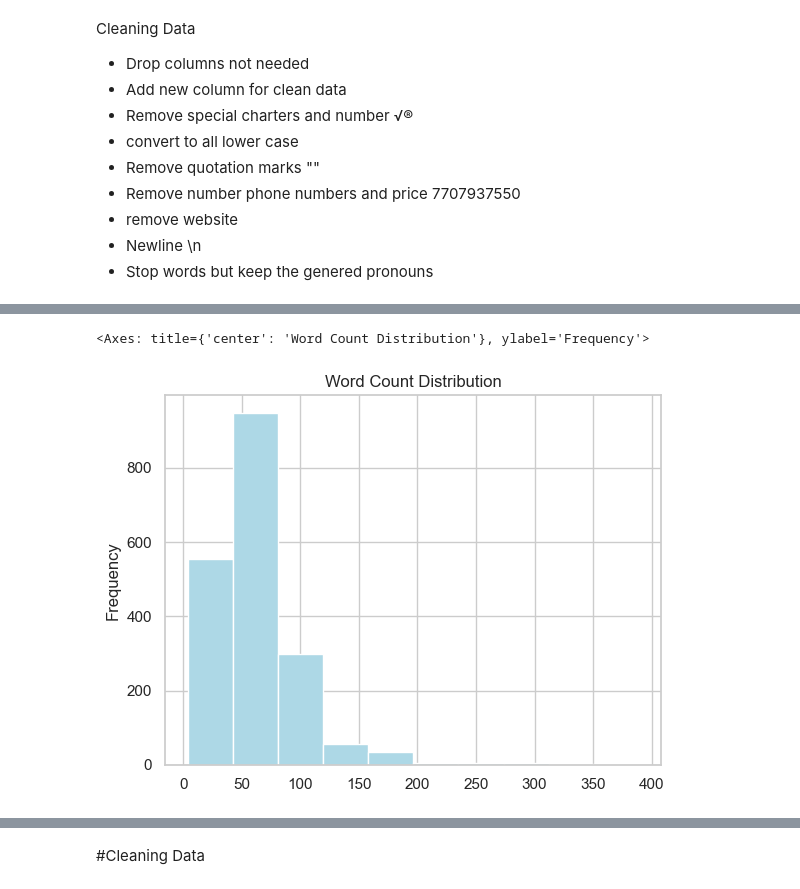
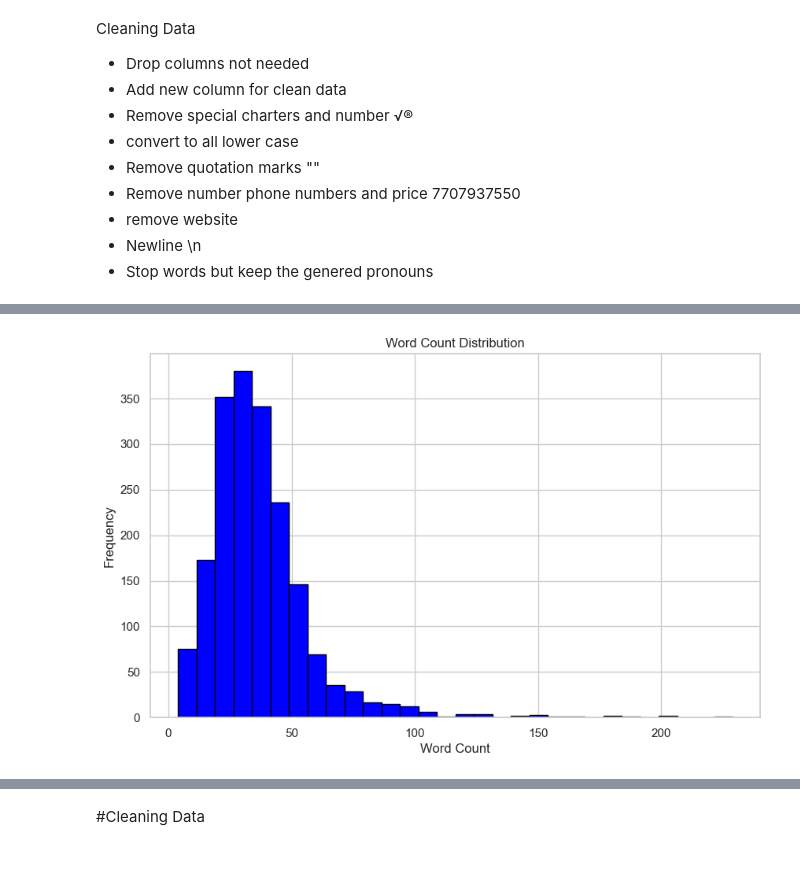
Before and after one commit to lifen-joy/20048573_MastersProject_2023, a Jupyter notebook: ads/explore.ipynb, the cells around one changed output, grey strips where cells are left out. Cells and saved outputs as stored; diff of their text form; code cells hidden in the pictures; blank space fills up the shorter version.

```diff
--- a/ads/explore.ipynb
+++ b/ads/explore.ipynb
@@ -58,15 +48,12 @@ data.head(5)
 # %%
 #Checking for blank rows
 
-# show blank rows
-blank_df = data.isnull().any(axis=1)
-blank_rows = data[blank_df]
-print(blank_rows)
+# Show blank rows
+blank_rows = data[data.isnull().all(axis=1)]
+print("Blank rows:\n", blank_rows)
 
-# drop row 1935
-if 1935 in data.index:
-    if data.loc[1935].isnull().all():
-        data.drop(index=1935, inplace=True)
+# Drop all blank rows
+data.dropna(how='all', inplace=True)
 
-print('Updated number of blank rows:\n', data.isnull().sum())
+print("Number of rows after removing blank rows:", len(data))
 # %% [output]
@@ -194,0 +158,10 @@ display(random_sample)
+# %%
+# Drop unnecessary columns
+columns_to_drop = ['label', 'Advertiser', 'Product_or_spot']
+
+for column in columns_to_drop:
+    if column in data.columns:
+        data.drop(columns=column, inplace=True)
+
+
+data.head(1)
@@ -206,9 +230,12 @@ data.head(5)
-# %%
-data['word_count'].plot(
-    kind='hist',
-    bins=10,
-    color='lightblue',
-    title='Word Count Distribution')
-# %% [output]
-<Axes: title={'center': 'Word Count Distribution'}, ylabel='Frequency'>
-[figure, removed]
+# %%
+#Plot word count
+plt.figure(figsize=(10, 6))
+plt.hist(data['word_count'], bins=30, color='blue', edgecolor='black')
+plt.xlabel('Word Count')
+plt.ylabel('Frequency')
+plt.title('Word Count Distribution')
+plt.show()
+
+#there seems to be a few extreme on 150+ words
+# %% [output]
+[figure, added]
```
Also changed, not shown: parts of 25 cells of this notebook.
